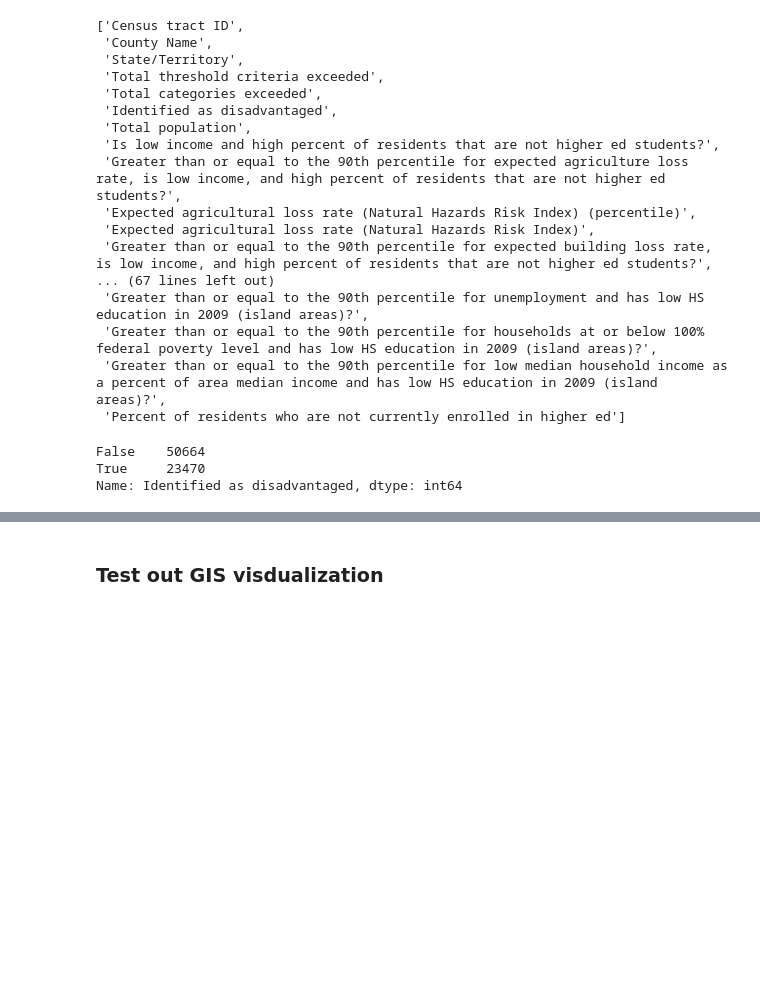
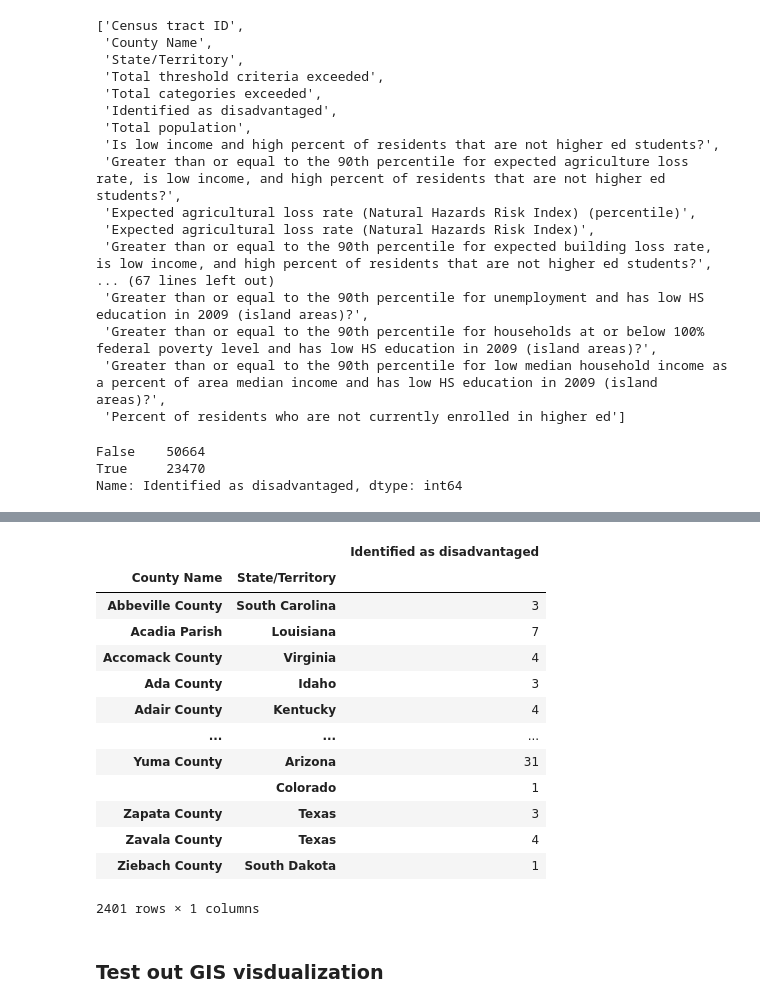
Before and after one commit to jeremiq/sage-one-tree-planted-hackathon-2022, a Jupyter notebook: sage_one_tree_planted/notebooks/EDA_demo.ipynb, the cells around one changed output, grey strips where cells are left out. Saved outputs shown, nothing was run; the diff lists cells and outputs as text; code cells hidden in the pictures; blank space fills up the shorter version.

```diff
--- a/sage_one_tree_planted/notebooks/EDA_demo.ipynb
+++ b/sage_one_tree_planted/notebooks/EDA_demo.ipynb
@@ -128,3 +126,25 @@ df2.shape
+# %%
+df_dis = df2[df2["Identified as disadvantaged"] == True]
+# step1: dis
+# step2: pollution
+# step3: ...
+# %%
+df_dis.groupby(["County Name", "State/Territory"])["Identified as disadvantaged"].count().to_frame()
+# %% [output]
+|  |  | Identified as disadvantaged |
+| County Name | State/Territory |  |
+| Abbeville County | South Carolina | 3 |
+| Acadia Parish | Louisiana | 7 |
+| Accomack County | Virginia | 4 |
+| Ada County | Idaho | 3 |
+| Adair County | Kentucky | 4 |
+| ... | ... | ... |
+| Yuma County | Arizona | 31 |
+|  | Colorado | 1 |
+| Zapata County | Texas | 3 |
+| Zavala County | Texas | 4 |
+| Ziebach County | South Dakota | 1 |
+2401 rows × 1 columns
 # %% [markdown]
 ### Test out GIS visdualization
 # %%
```
Also changed, not shown: parts of 16 cells of this notebook.
